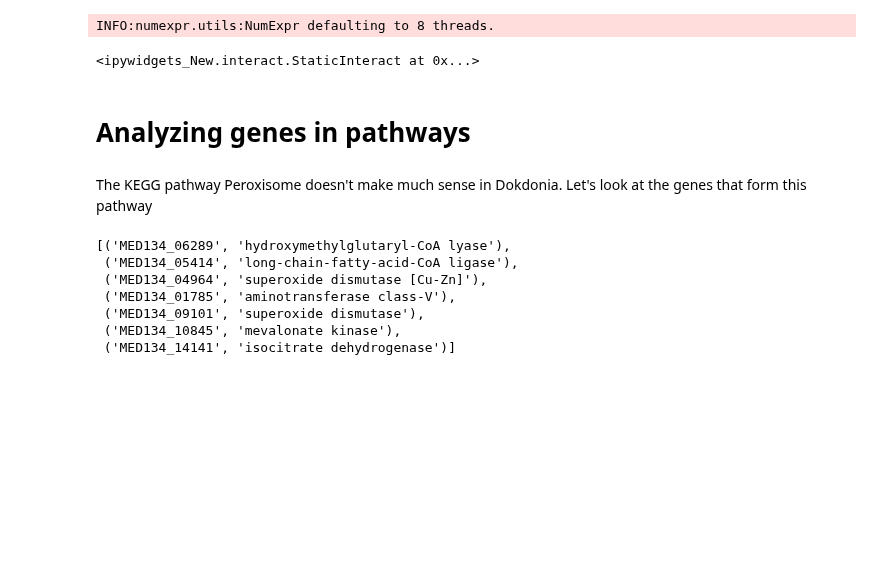
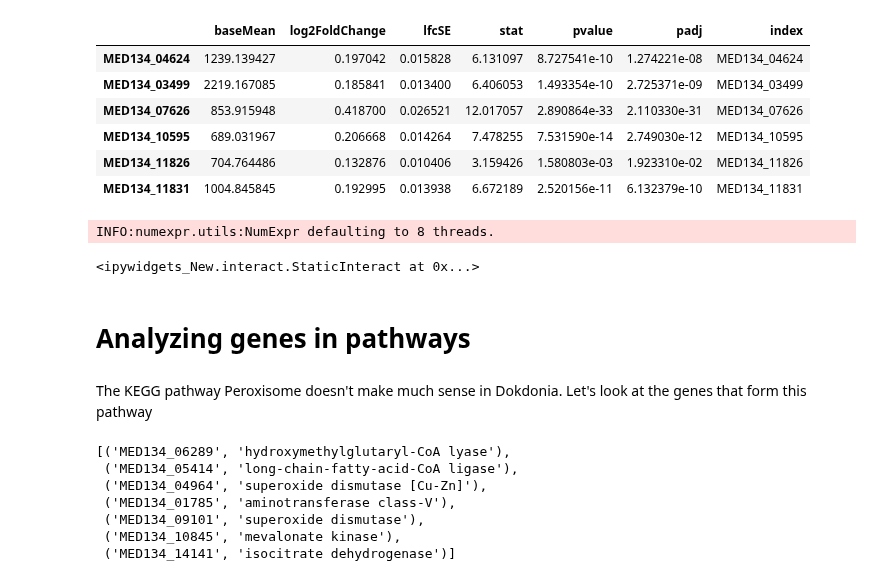
Before and after one commit to Robaina/Dokdonia, a Jupyter notebook: Clean_Dokdonia.ipynb, the cells around one changed output. Cells and saved outputs as stored; diff of their text form; code cells hidden in the pictures; blank space fills up the shorter version.

```diff
--- a/Clean_Dokdonia.ipynb
+++ b/Clean_Dokdonia.ipynb
@@ -36,3 +110,23 @@ for data_type, res_id in zip(data_types, res_ids):
+# %%
+p_value_cutoff = 0.05
+fold_cutoff = k = 0.1
+
+T1, T2 = 34, 25
+counts_T = counts[counts.filter(regex=f'{T1}|{T2}|index').columns]
+counts_T_C3 = counts_T[counts_T['index'].isin(clusters['TC']['C3'])]
+
+T_res, T_stats = Dc.runDEtest(counts_T_C3, test='Wald', alpha=p_value_cutoff,
+                                  formula='~ temperature', log2fold_cutoff=k)
+# %%
+T_res
+# %% [output]
+|  | baseMean | log2FoldChange | lfcSE | stat | pvalue | padj | index |
+| MED134_04624 | 1239.139427 | 0.197042 | 0.015828 | 6.131097 | 8.727541e-10 | 1.274221e-08 | MED134_04624 |
+| MED134_03499 | 2219.167085 | 0.185841 | 0.013400 | 6.406053 | 1.493354e-10 | 2.725371e-09 | MED134_03499 |
+| MED134_07626 | 853.915948 | 0.418700 | 0.026521 | 12.017057 | 2.890864e-33 | 2.110330e-31 | MED134_07626 |
+| MED134_10595 | 689.031967 | 0.206668 | 0.014264 | 7.478255 | 7.531590e-14 | 2.749030e-12 | MED134_10595 |
+| MED134_11826 | 704.764486 | 0.132876 | 0.010406 | 3.159426 | 1.580803e-03 | 1.923310e-02 | MED134_11826 |
+| MED134_11831 | 1004.845845 | 0.192995 | 0.013938 | 6.672189 | 2.520156e-11 | 6.132379e-10 | MED134_11831 |
 # %%
 # Plotting both databases at the same time
 Dc.plotSystemsAndSubsystemsWebPage(clusters, cluster_data, p_Data_paths,
```
Also changed, not shown: parts of 12 cells of this notebook, 2 other files.
